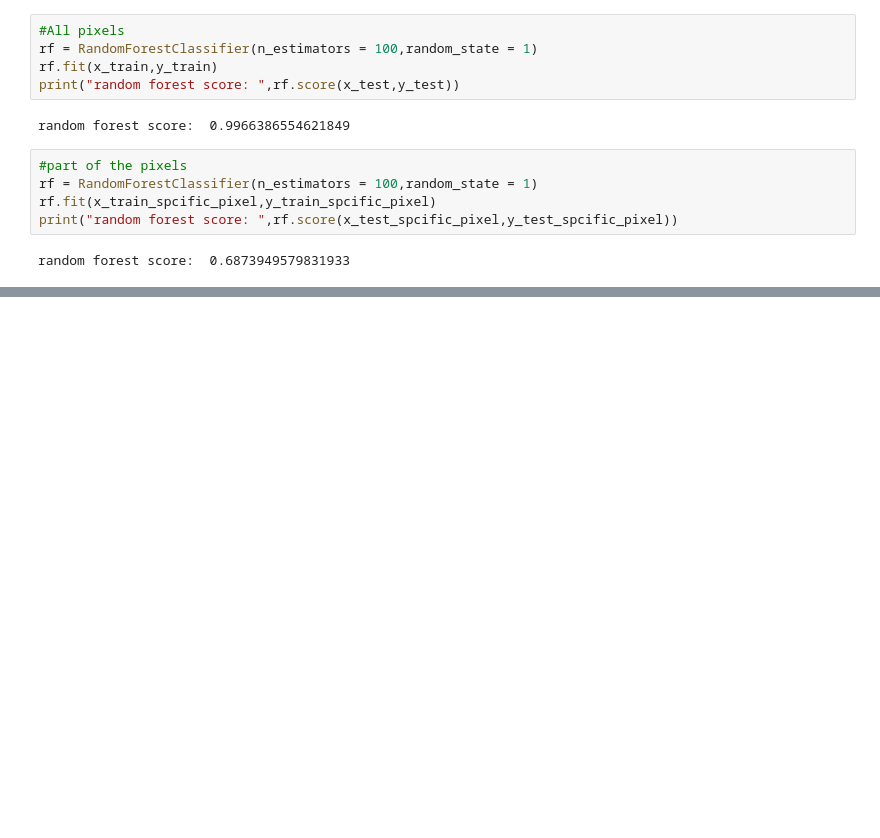
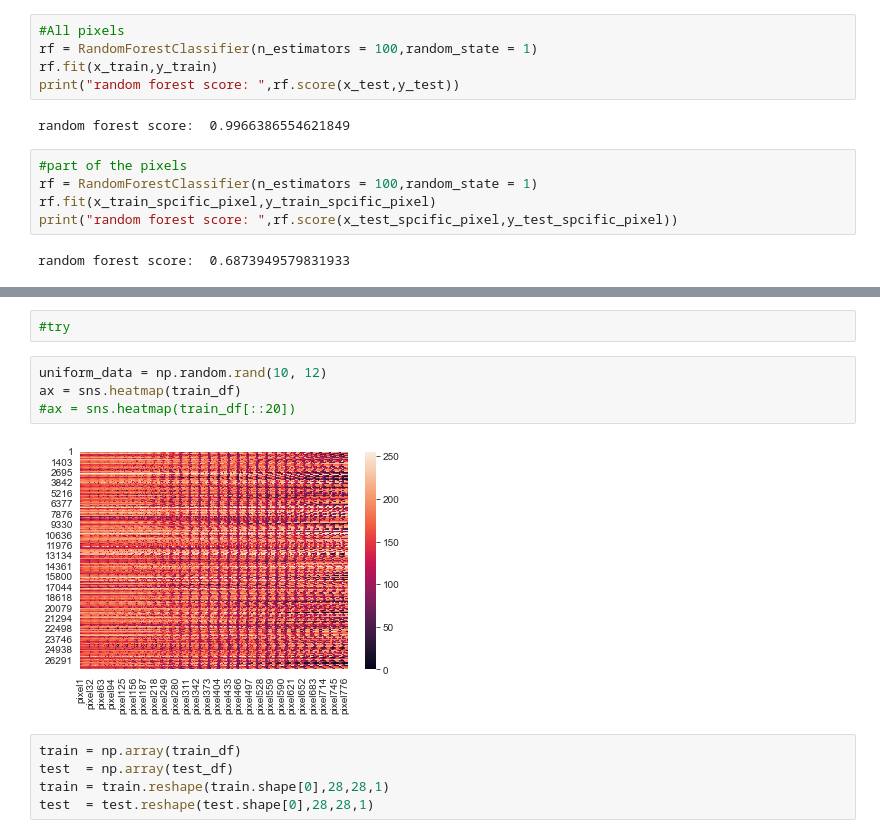
Before and after one commit to dinamaizlis/Sing_Language, a Jupyter notebook: Sing Language-Comparison.ipynb, the cells around one changed output, grey strips where cells are left out. Saved outputs shown, nothing was run; the diff lists cells and outputs as text; blank space fills up the shorter version.

```diff
--- a/Sing Language-Comparison.ipynb
+++ b/Sing Language-Comparison.ipynb
@@ -184,0 +185,13 @@ Please also refer to the documentation for alternative solver options:
+# %%
+#try
+# %%
+uniform_data = np.random.rand(10, 12)
+ax = sns.heatmap(train_df)
+#ax = sns.heatmap(train_df[::20])
+# %% [output]
+[figure, added]
+# %%
+train = np.array(train_df)
+test  = np.array(test_df)
+train = train.reshape(train.shape[0],28,28,1)
+test  = test.reshape(test.shape[0],28,28,1)
```
Also changed, not shown: parts of 15 cells of this notebook.
